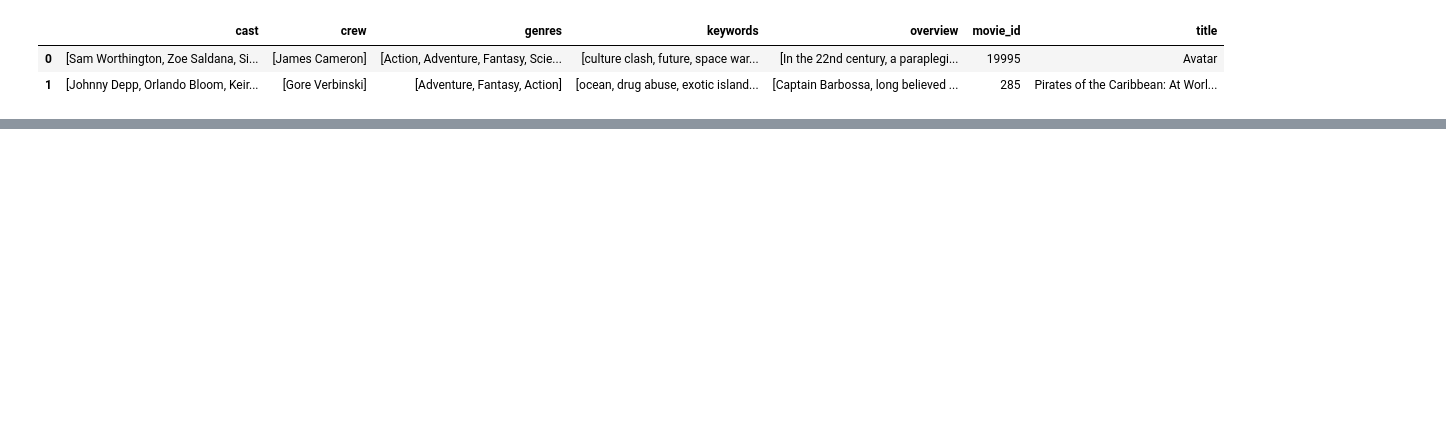
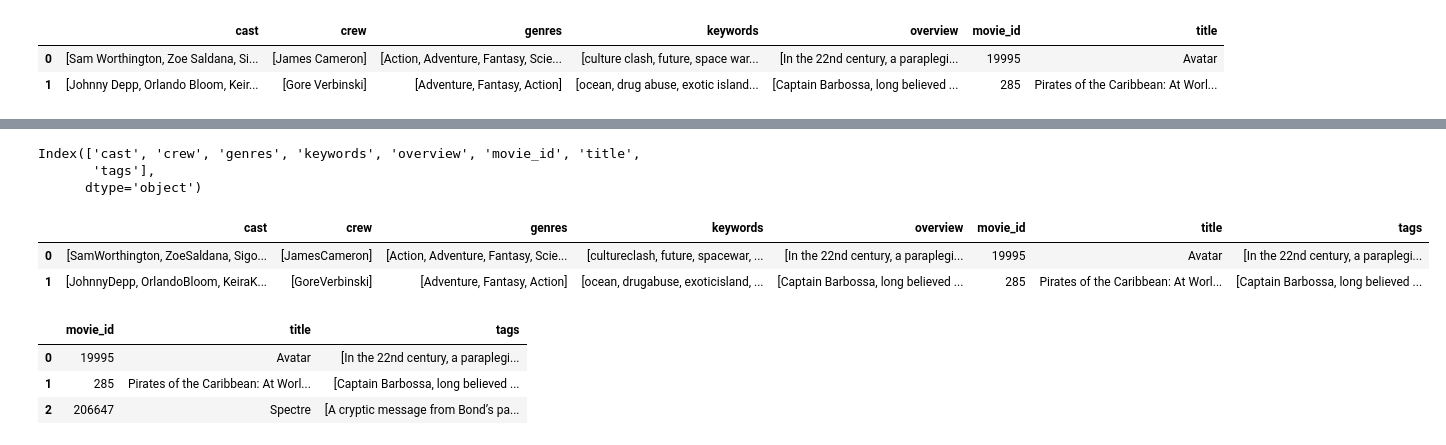
Before and after one commit to zaidFarid2/SMITDataAnalytics-Batch08, a Jupyter notebook: MovieAnalysis.ipynb, the cells around one changed output, grey strips where cells are left out. Cells and saved outputs as stored; diff of their text form; code cells hidden in the pictures; blank space fills up the shorter version.

```diff
--- a/MovieAnalysis.ipynb
+++ b/MovieAnalysis.ipynb
@@ -227,0 +263,12 @@ movie.head(2)
+# %%
+movie.columns
+# %% [output]
+Index(['cast', 'crew', 'genres', 'keywords', 'overview', 'movie_id', 'title',
+       'tags'],
+      dtype='object')
+# %%
+movie.head(2)
+# %% [output]
+|  | cast | crew | genres | keywords | overview | movie_id | title | tags |
+| 0 | [SamWorthington, ZoeSaldana, Sigo... | [JamesCameron] | [Action, Adventure, Fantasy, Scie... | [cultureclash, future, spacewar, ... | [In the 22nd century, a paraplegi... | 19995 | Avatar | [In the 22nd century, a paraplegi... |
+| 1 | [JohnnyDepp, OrlandoBloom, KeiraK... | [GoreVerbinski] | [Adventure, Fantasy, Action] | [ocean, drugabuse, exoticisland, ... | [Captain Barbossa, long believed ... | 285 | Pirates of the Caribbean: At Worl... | [Captain Barbossa, long believed ... |
@@ -227,0 +277,7 @@ movie.head(2)
+# %%
+new_data.head(3)
+# %% [output]
+|  | movie_id | title | tags |
+| 0 | 19995 | Avatar | [In the 22nd century, a paraplegi... |
+| 1 | 285 | Pirates of the Caribbean: At Worl... | [Captain Barbossa, long believed ... |
+| 2 | 206647 | Spectre | [A cryptic message from Bond’s pa... |
```
Also changed, not shown: parts of 20 cells of this notebook.
